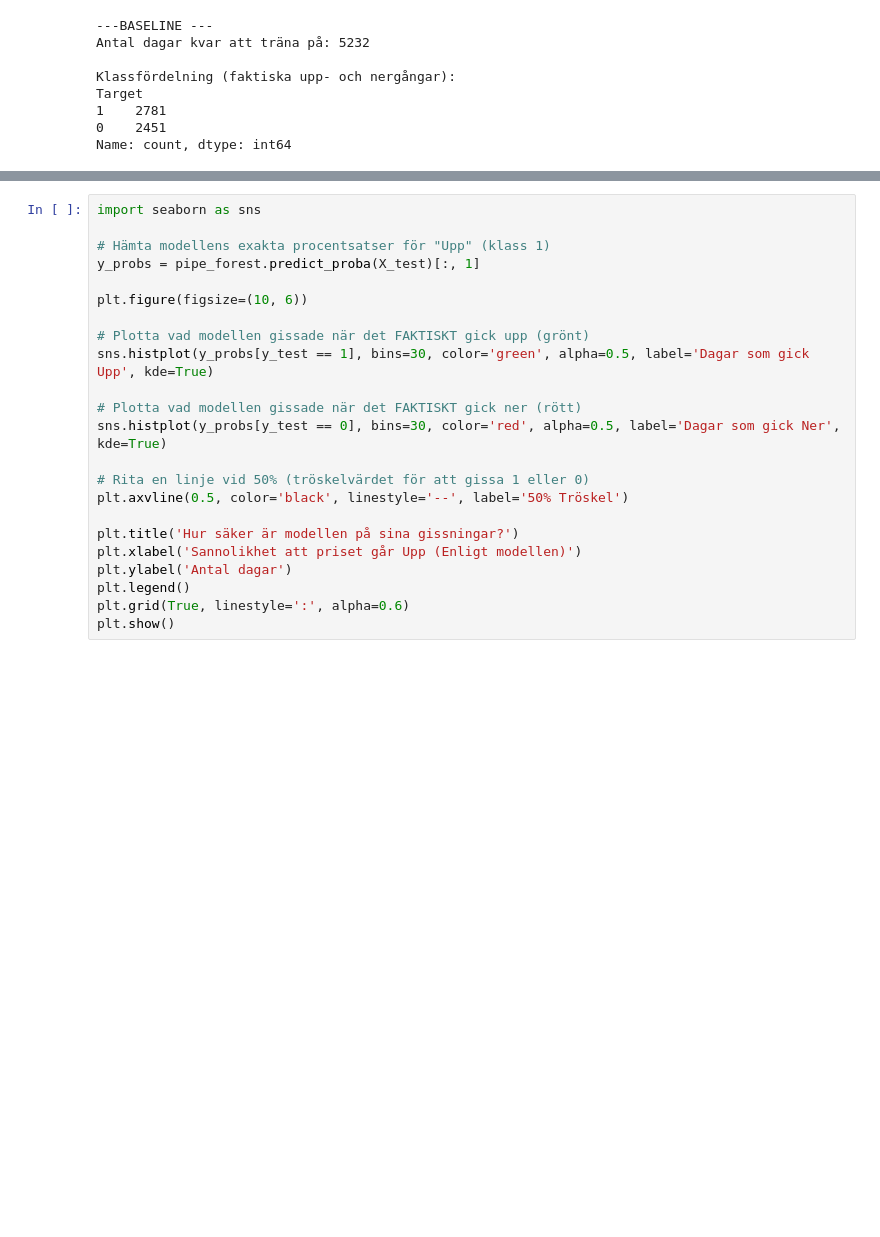
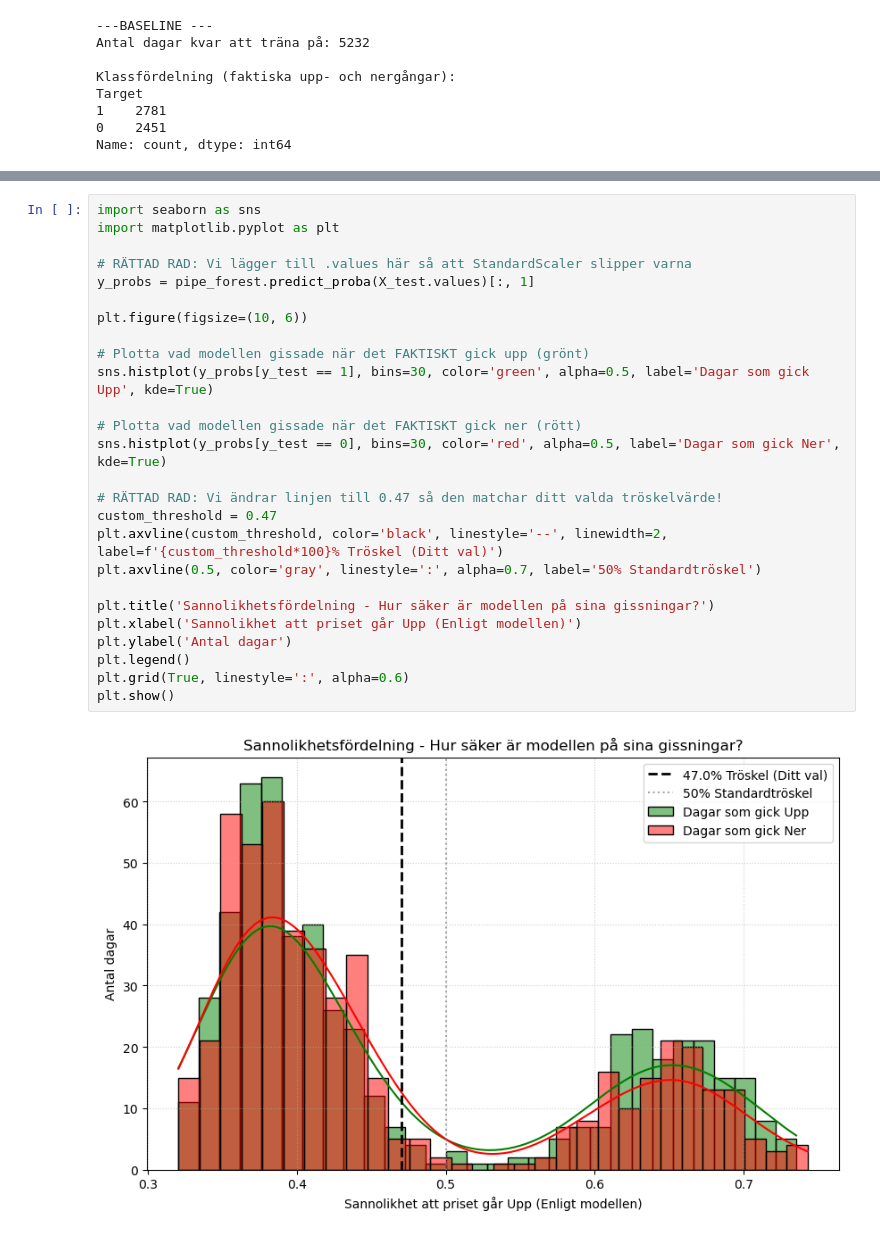
Before and after one commit to willelol04/bitcoin-predictor, a Jupyter notebook: new main.ipynb, the cells around one changed output, grey strips where cells are left out. Drawn from its saved outputs; the diff is of its cells as text; blank space fills up the shorter version.

```diff
--- a/new main.ipynb
+++ b/new main.ipynb
@@ -286,26 +342,31 @@ print(rapport)
 # %%
 import seaborn as sns
+import matplotlib.pyplot as plt
 
-# Hämta modellens exakta procentsatser för "Upp" (klass 1)
-y_probs = pipe_forest.predict_proba(X_test)[:, 1]
+# RÄTTAD RAD: Vi lägger till .values här så att StandardScaler slipper varna
+y_probs = pipe_forest.predict_proba(X_test.values)[:, 1]
 
 plt.figure(figsize=(10, 6))
 
 # Plotta vad modellen gissade när det FAKTISKT gick upp (grönt)
 sns.histplot(y_probs[y_test == 1], bins=30, color='green', alpha=0.5, label='Dagar som gick Upp', kde=True)
 
 # Plotta vad modellen gissade när det FAKTISKT gick ner (rött)
 sns.histplot(y_probs[y_test == 0], bins=30, color='red', alpha=0.5, label='Dagar som gick Ner', kde=True)
 
-# Rita en linje vid 50% (tröskelvärdet för att gissa 1 eller 0)
-plt.axvline(0.5, color='black', linestyle='--', label='50% Tröskel')
+# RÄTTAD RAD: Vi ändrar linjen till 0.47 så den matchar ditt valda tröskelvärde!
+custom_threshold = 0.47
+plt.axvline(custom_threshold, color='black', linestyle='--', linewidth=2, label=f'{custom_threshold*100}% Tröskel (Ditt val)')
+plt.axvline(0.5, color='gray', linestyle=':', alpha=0.7, label='50% Standardtröskel')
 
-plt.title('Hur säker är modellen på sina gissningar?')
+plt.title('Sannolikhetsfördelning - Hur säker är modellen på sina gissningar?')
 plt.xlabel('Sannolikhet att priset går Upp (Enligt modellen)')
 plt.ylabel('Antal dagar')
 plt.legend()
 plt.grid(True, linestyle=':', alpha=0.6)
 plt.show()
+# %% [output]
+[figure, added]
 # %%
 import pandas as pd
 
```
Also changed, not shown: parts of 7 cells of this notebook.
